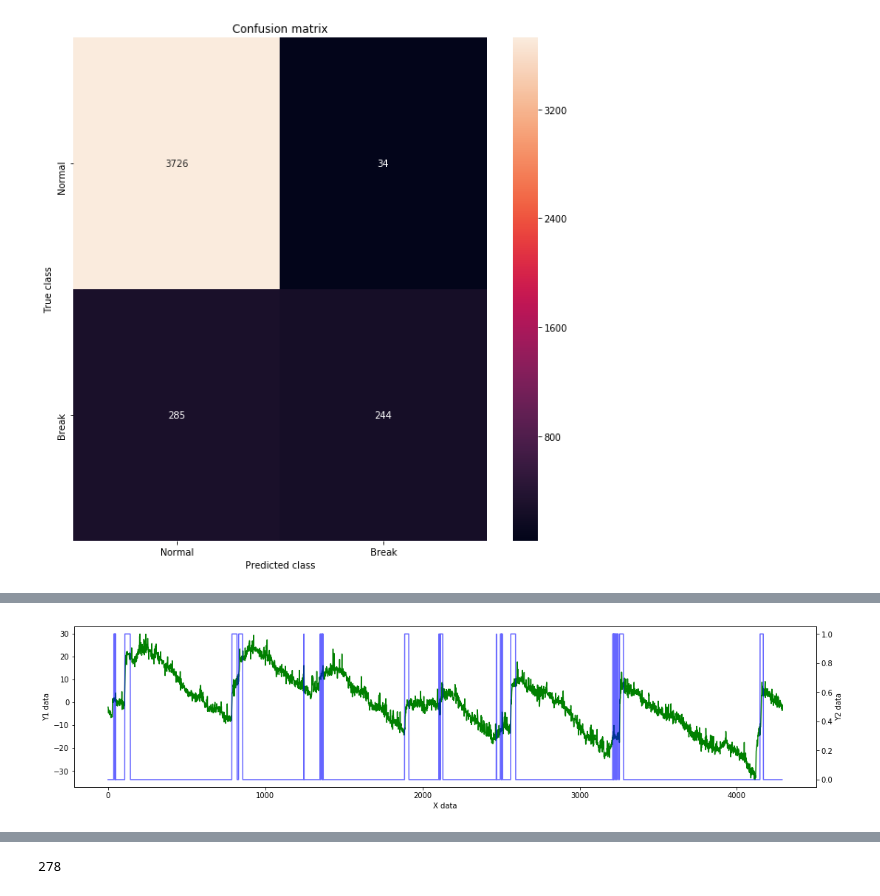
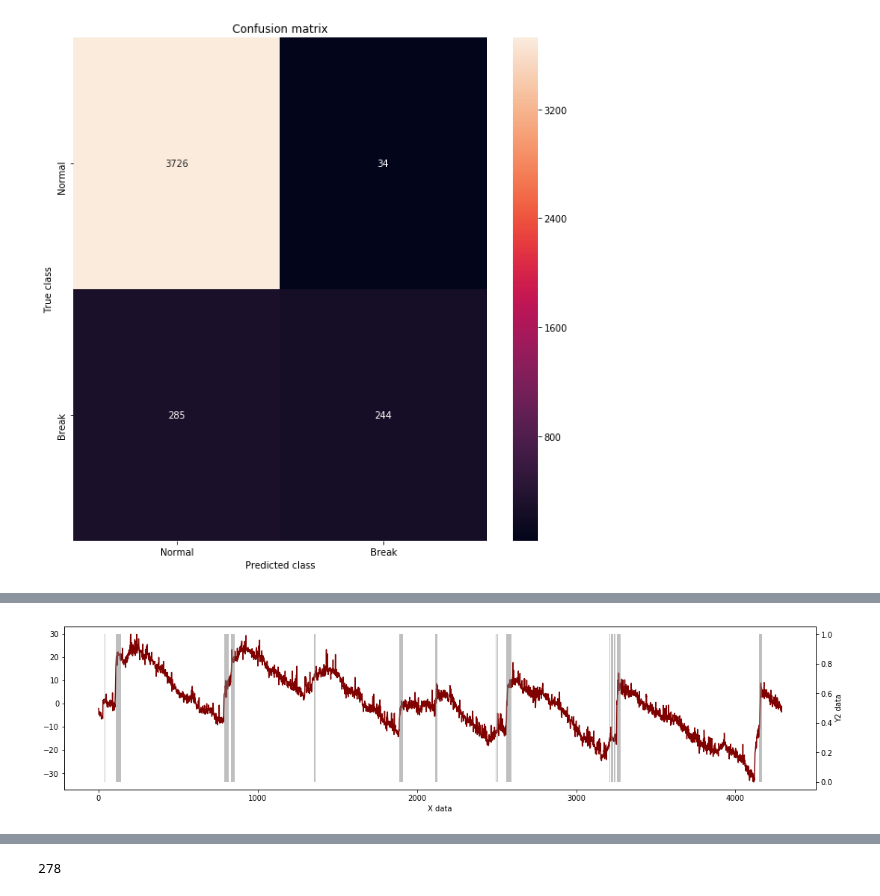
Before and after one commit to francovm/SSE, a Jupyter notebook: notebooks/14-Test-LSTM-Autoencoder.ipynb, the cells around one changed output, grey strips where cells are left out. Drawn from its saved outputs; the diff is of its cells as text; code cells hidden in the pictures.

```diff
--- a/notebooks/14-Test-LSTM-Autoencoder.ipynb
+++ b/notebooks/14-Test-LSTM-Autoencoder.ipynb
@@ -476,7 +648,7 @@ false_pos_rate, true_pos_rate, thresholds = roc_curve(y_mahi, y_pred_40_prob)
 roc_auc = auc(false_pos_rate, true_pos_rate,)
 
 plt.plot(false_pos_rate, true_pos_rate, linewidth=5, label='AUC = %0.3f'% roc_auc,color='maroon')
-plt.plot([0,1],[0,1], linewidth=5)
+plt.plot([0,1],[0,1],'--', linewidth=3,color='gray')
 
 plt.xlim([-0.01, 1])
 plt.ylim([0, 1.01])
@@ -484,38 +656,25 @@ plt.legend(loc='lower right',fontsize=30)
 plt.title('Receiver operating characteristic curve (ROC)',fontsize=30, ha="center",pad=20)
 plt.ylabel('True Positive Rate',fontsize=30,labelpad=20)
 plt.xlabel('False Positive Rate',fontsize=30)
-plt.show()
-
-# summarize history for accuracy
-# plt.plot(df['loss'].values,linewidth=5.0,color='maroon')
-# plt.plot(df['val_loss'].values,linewidth=5.0,color='gray')
-# plt.title('Model Loss',fontsize=30, ha="center",pad=20)
-# plt.ylabel('Loss',fontsize=30,labelpad=20)
-# plt.xlabel('Epoch',fontsize=30)
-# plt.legend(['training data', 'Validation data'], loc='upper left',fontsize=30)
 
 # Get current size
 fig_size = plt.rcParams["figure.figsize"]
 #  Set figure width to 18 and height to 4
-fig_size[0] = 30
-fig_size[1] = 8
+fig_size[0] = 10
+fig_size[1] = 10
 plt.rcParams["figure.figsize"] = fig_size
 
+
 ax = plt.subplot()
-
-#removing top and right borders
-ax.spines['top'].set_visible(False)
-ax.spines['right'].set_visible(False)
-
 plt.xticks(fontsize=25)
 plt.yticks(fontsize=25)
 # set the grid on
-ax.grid('on')
 
 ax = plt.gca()
 ax.tick_params(axis = 'both', which = 'major', labelsize = 25)
 ax.tick_params(axis = 'both', which = 'minor', labelsize = 25)
 
+plt.fill_between( false_pos_rate, true_pos_rate, facecolor='lightgray',alpha=0.4)
 
 # plt.axhline(y=0.952, color='r', linestyle='-')
 
@@ -537,17 +693,29 @@ df_result_40.columns = ['x','Events']
 # %%
 fig, ax1 = plt.subplots()
 
 ax2 = ax1.twinx()
-ax1.plot( df_result_40['x'], 'g-')
-ax2.plot( df_result_40['Events'], 'b-',alpha=0.6)
+ax1.plot( df_result_40['x'], '-',color='maroon')
+# ax2.plot( df_result_40['Events'], '-',color='gray',alpha=0.6)
 
 ax1.set_xlabel('X data')
-ax1.set_ylabel('Y1 data')
+# ax1.set_ylabel('Y1 data')
 ax2.set_ylabel('Y2 data')
 
+    # Get current size
+fig_size = plt.rcParams["figure.figsize"]
+
+    # Set figure width to 18 and height to 4
+fig_size[0] = 18
+fig_size[1] = 4
+plt.rcParams["figure.figsize"] = fig_size
+
+ax2.fill_between(df_result_40.index, 0, 1, where=df_result_40['Events'] > 0.5,
+                facecolor='gray', alpha=0.5
+                )
+
 plt.show()
 # %% [output]
-[figure, old version]
+[figure, new version]
 # %%
 fig, ax1 = plt.subplots()
 
```
Also changed, not shown: parts of 40 cells of this notebook, 2 other files.
